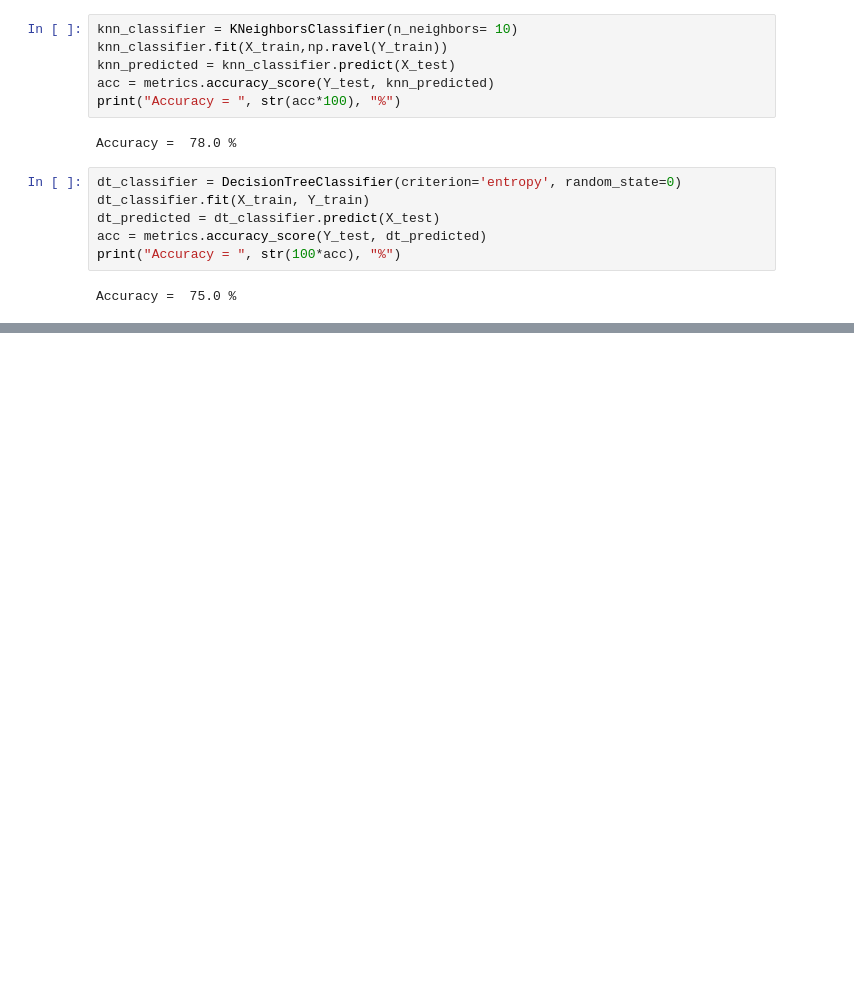
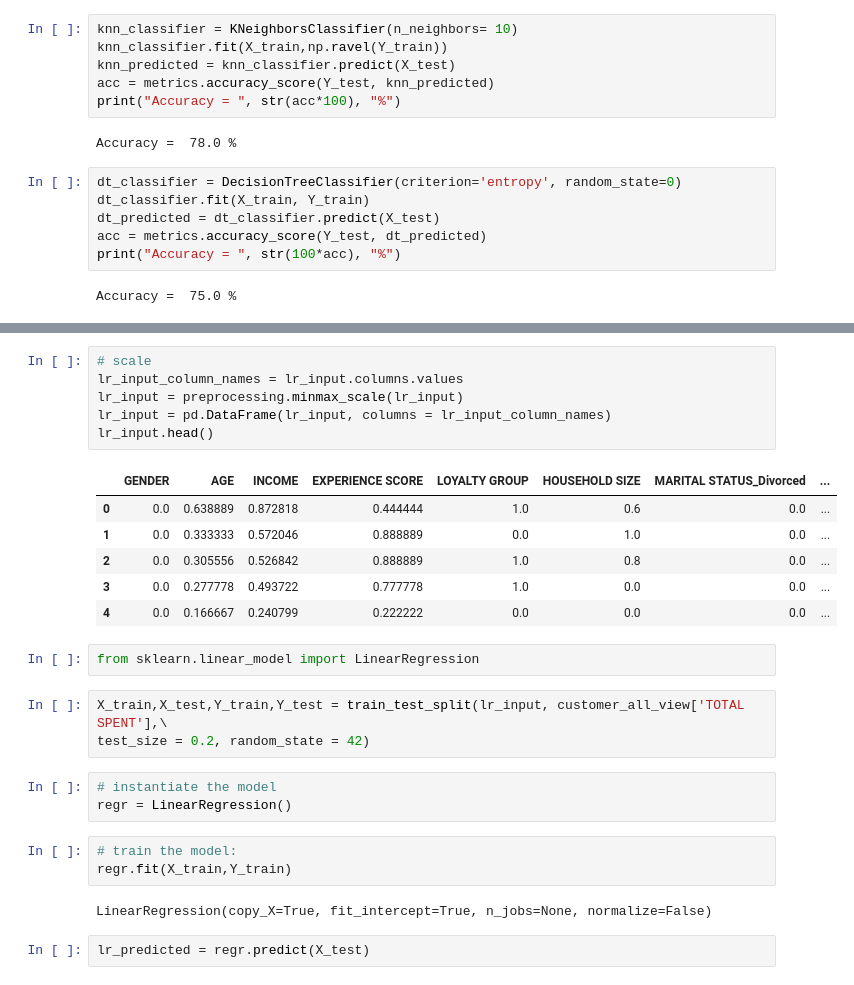
Before and after one commit to CikuKariuki/Retailer-X, a Jupyter notebook: analysis/Retailer X.ipynb, the cells around one changed output, grey strips where cells are left out. Cells and saved outputs as stored; diff of their text form; blank space fills up the shorter version.

Commit message:
used linear regression model to predict total spent

```diff
--- a/analysis/Retailer X.ipynb
+++ b/analysis/Retailer X.ipynb
@@ -1101,0 +1134,28 @@ KNN, between the two tested models is the preferred model since it is always mor
+# %%
+# scale
+lr_input_column_names = lr_input.columns.values
+lr_input = preprocessing.minmax_scale(lr_input)
+lr_input = pd.DataFrame(lr_input, columns = lr_input_column_names)
+lr_input.head()
+# %% [output]
+|  | GENDER | AGE | INCOME | EXPERIENCE SCORE | LOYALTY GROUP | HOUSEHOLD SIZE | MARITAL STATUS_Divorced | ... |
+| 0 | 0.0 | 0.638889 | 0.872818 | 0.444444 | 1.0 | 0.6 | 0.0 | ... |
+| 1 | 0.0 | 0.333333 | 0.572046 | 0.888889 | 0.0 | 1.0 | 0.0 | ... |
+| 2 | 0.0 | 0.305556 | 0.526842 | 0.888889 | 1.0 | 0.8 | 0.0 | ... |
+| 3 | 0.0 | 0.277778 | 0.493722 | 0.777778 | 1.0 | 0.0 | 0.0 | ... |
+| 4 | 0.0 | 0.166667 | 0.240799 | 0.222222 | 0.0 | 0.0 | 0.0 | ... |
+# %%
+from sklearn.linear_model import LinearRegression
+# %%
+X_train,X_test,Y_train,Y_test = train_test_split(lr_input, customer_all_view['TOTAL SPENT'],\
+test_size = 0.2, random_state = 42)
+# %%
+# instantiate the model
+regr = LinearRegression()
+# %%
+# train the model:
+regr.fit(X_train,Y_train)
+# %% [output]
+LinearRegression(copy_X=True, fit_intercept=True, n_jobs=None, normalize=False)
+# %%
+lr_predicted = regr.predict(X_test)
```
Also changed, not shown: parts of 28 cells of this notebook.
